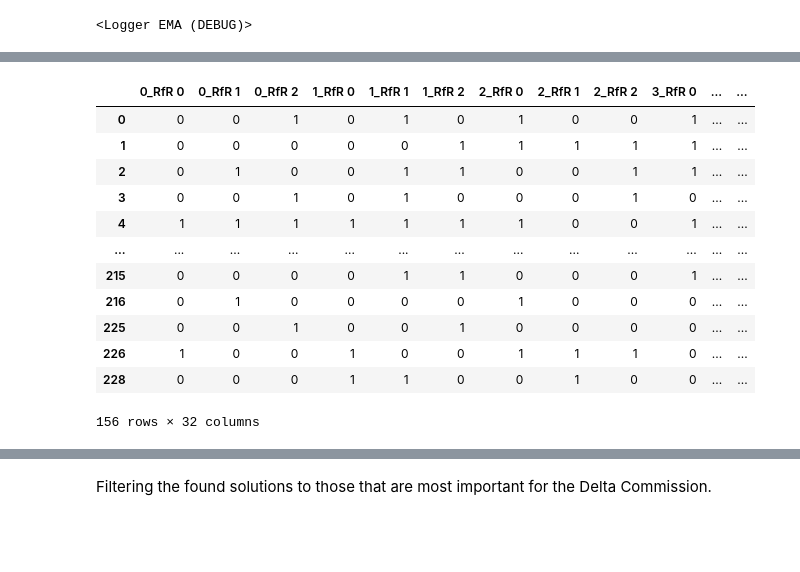
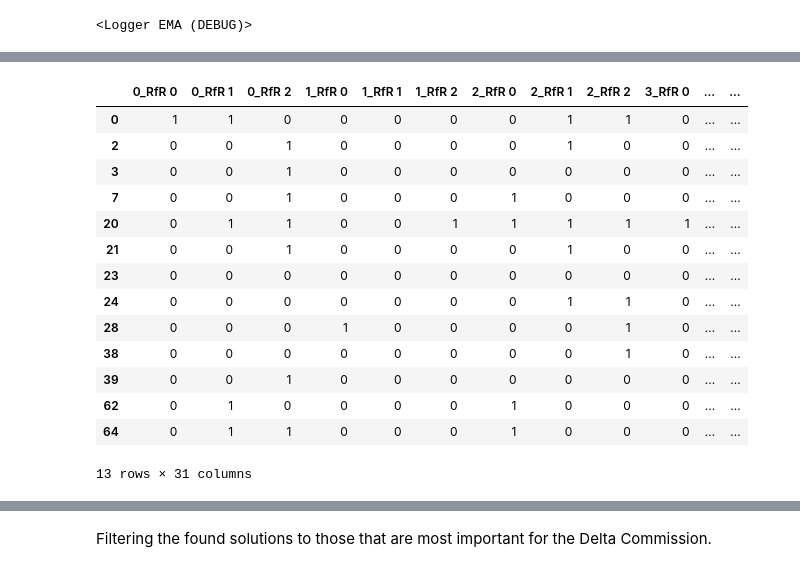
Before and after one commit to Q-Quan/MBDMGroup22, a Jupyter notebook: final assignment/MORDM_Try3.ipynb, the cells around one changed output, grey strips where cells are left out. Cells and saved outputs as stored; diff of their text form; code cells hidden in the pictures; blank space fills up the shorter version.

```diff
--- a/final assignment/MORDM_Try3.ipynb
+++ b/final assignment/MORDM_Try3.ipynb
@@ -38,4 +43,4 @@ epsilon = [0.5,0.5,0.5,0.01,0.01]
 # %%
 with MultiprocessingEvaluator(model) as evaluator:
-    total = evaluator.optimize(nfe=nfe, searchover='levers', epsilons=epsilon,  convergence=convergence_metrics,reference=reference_scenario)
+    optimization_result = evaluator.optimize(nfe=nfe, searchover='levers', epsilons=epsilon,  convergence=convergence_metrics,reference=reference_scenario)
 # %% [output]
@@ -45,7 +50,7 @@ with MultiprocessingEvaluator(model) as evaluator:
 # %%
 import matplotlib.pyplot as plt
 import numpy as np
-archive, convergence = total
+result, convergence = optimization_result
 fig, ax = plt.subplots()
 ax.plot(convergence.nfe, convergence.epsilon_progress)
 ax.set_ylabel('$\epsilon$-progress')
@@ -71,0 +76,4 @@ plt.show()
+# %%
+# Select only those policies that result in an acceptable # of deaths
+archive_allowable_deaths = result[result['Expected Number of Deaths'] < 0.001]
+archive_allowable_deaths
@@ -72,21 +98,23 @@ plt.show()
 # %%
-policies = archive[logical]
-policies = policies.drop([o.name for o in model.outcomes], axis=1)
+# Remove columns for outcomes from the dataframe, resulting in a df of polcies
+policies = archive_allowable_deaths.drop([o.name for o in model.outcomes], axis=1)
 policies
 # %% [output]
 |  | 0_RfR 0 | 0_RfR 1 | 0_RfR 2 | 1_RfR 0 | 1_RfR 1 | 1_RfR 2 | 2_RfR 0 | 2_RfR 1 | 2_RfR 2 | 3_RfR 0 | ... | ... |
-| 0 | 0 | 0 | 1 | 0 | 1 | 0 | 1 | 0 | 0 | 1 | ... | ... |
-| 1 | 0 | 0 | 0 | 0 | 0 | 1 | 1 | 1 | 1 | 1 | ... | ... |
-| 2 | 0 | 1 | 0 | 0 | 1 | 1 | 0 | 0 | 1 | 1 | ... | ... |
-| 3 | 0 | 0 | 1 | 0 | 1 | 0 | 0 | 0 | 1 | 0 | ... | ... |
-| 4 | 1 | 1 | 1 | 1 | 1 | 1 | 1 | 0 | 0 | 1 | ... | ... |
-| ... | ... | ... | ... | ... | ... | ... | ... | ... | ... | ... | ... | ... |
-| 215 | 0 | 0 | 0 | 0 | 1 | 1 | 0 | 0 | 0 | 1 | ... | ... |
-| 216 | 0 | 1 | 0 | 0 | 0 | 0 | 1 | 0 | 0 | 0 | ... | ... |
-| 225 | 0 | 0 | 1 | 0 | 0 | 1 | 0 | 0 | 0 | 0 | ... | ... |
-| 226 | 1 | 0 | 0 | 1 | 0 | 0 | 1 | 1 | 1 | 0 | ... | ... |
-| 228 | 0 | 0 | 0 | 1 | 1 | 0 | 0 | 1 | 0 | 0 | ... | ... |
+| 0 | 1 | 1 | 0 | 0 | 0 | 0 | 0 | 1 | 1 | 0 | ... | ... |
+| 2 | 0 | 0 | 1 | 0 | 0 | 0 | 0 | 1 | 0 | 0 | ... | ... |
+| 3 | 0 | 0 | 1 | 0 | 0 | 0 | 0 | 0 | 0 | 0 | ... | ... |
+| 7 | 0 | 0 | 1 | 0 | 0 | 0 | 1 | 0 | 0 | 0 | ... | ... |
+| 20 | 0 | 1 | 1 | 0 | 0 | 1 | 1 | 1 | 1 | 1 | ... | ... |
+| 21 | 0 | 0 | 1 | 0 | 0 | 0 | 0 | 1 | 0 | 0 | ... | ... |
+| 23 | 0 | 0 | 0 | 0 | 0 | 0 | 0 | 0 | 0 | 0 | ... | ... |
+| 24 | 0 | 0 | 0 | 0 | 0 | 0 | 0 | 1 | 1 | 0 | ... | ... |
+| 28 | 0 | 0 | 0 | 1 | 0 | 0 | 0 | 0 | 1 | 0 | ... | ... |
+| 38 | 0 | 0 | 0 | 0 | 0 | 0 | 0 | 0 | 1 | 0 | ... | ... |
+| 39 | 0 | 0 | 1 | 0 | 0 | 0 | 0 | 0 | 0 | 0 | ... | ... |
+| 62 | 0 | 1 | 0 | 0 | 0 | 0 | 1 | 0 | 0 | 0 | ... | ... |
+| 64 | 0 | 1 | 1 | 0 | 0 | 0 | 1 | 0 | 0 | 0 | ... | ... |
-156 rows × 32 columns
+13 rows × 31 columns
 # %%
 convergence_metrics = [
     ArchiveLogger(
```
Also changed, not shown: parts of 13 cells of this notebook.
